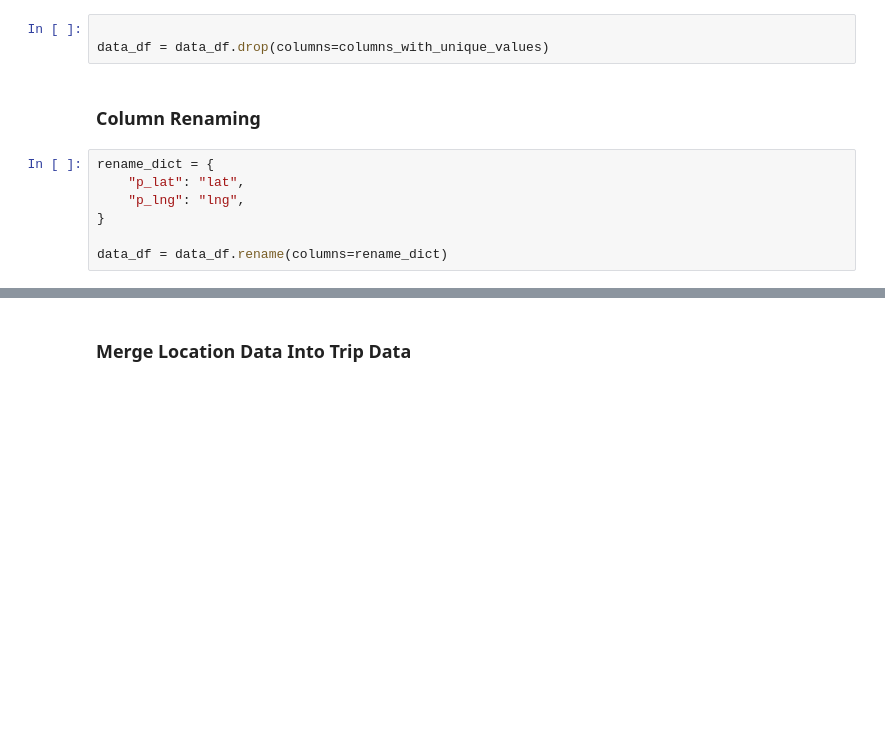
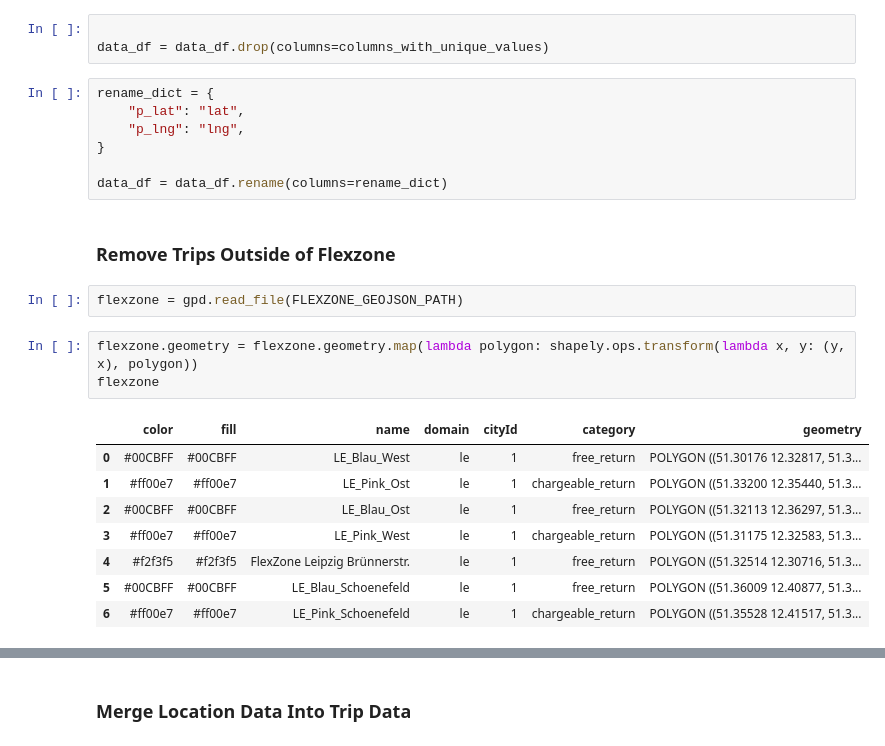
Before and after one commit to mogottsch/aaa-2022-magma, a Jupyter notebook: 01_data_collection_and_preperation/00_bike_sharing_data.ipynb, the cells around one changed output, grey strips where cells are left out. Drawn from its saved outputs; the diff is of its cells as text; blank space fills up the shorter version.

```diff
--- a/01_data_collection_and_preperation/00_bike_sharing_data.ipynb
+++ b/01_data_collection_and_preperation/00_bike_sharing_data.ipynb
@@ -58,8 +66,6 @@ Index(['p_free_racks', 'b_active', 'p_bike_racks', 'p_free_special_racks',
 # %%
 
 data_df = data_df.drop(columns=columns_with_unique_values)
-# %% [markdown]
-### Column Renaming
 # %%
 rename_dict = {
 	"p_lat": "lat",
@@ -67,3 +73,19 @@ rename_dict = {
 }
 
 data_df = data_df.rename(columns=rename_dict)
+# %% [markdown]
+### Remove Trips Outside of Flexzone
+# %%
+flexzone = gpd.read_file(FLEXZONE_GEOJSON_PATH)
+# %%
+flexzone.geometry = flexzone.geometry.map(lambda polygon: shapely.ops.transform(lambda x, y: (y, x), polygon))
+flexzone
+# %% [output]
+|  | color | fill | name | domain | cityId | category | geometry |
+| 0 | #00CBFF | #00CBFF | LE_Blau_West | le | 1 | free_return | POLYGON ((51.30176 12.32817, 51.3... |
+| 1 | #ff00e7 | #ff00e7 | LE_Pink_Ost | le | 1 | chargeable_return | POLYGON ((51.33200 12.35440, 51.3... |
+| 2 | #00CBFF | #00CBFF | LE_Blau_Ost | le | 1 | free_return | POLYGON ((51.32113 12.36297, 51.3... |
+| 3 | #ff00e7 | #ff00e7 | LE_Pink_West | le | 1 | chargeable_return | POLYGON ((51.31175 12.32583, 51.3... |
+| 4 | #f2f3f5 | #f2f3f5 | FlexZone Leipzig Brünnerstr. | le | 1 | free_return | POLYGON ((51.32514 12.30716, 51.3... |
+| 5 | #00CBFF | #00CBFF | LE_Blau_Schoenefeld | le | 1 | free_return | POLYGON ((51.36009 12.40877, 51.3... |
+| 6 | #ff00e7 | #ff00e7 | LE_Pink_Schoenefeld | le | 1 | chargeable_return | POLYGON ((51.35528 12.41517, 51.3... |
```
Also changed, not shown: parts of 64 cells of this notebook, 5 other files.
